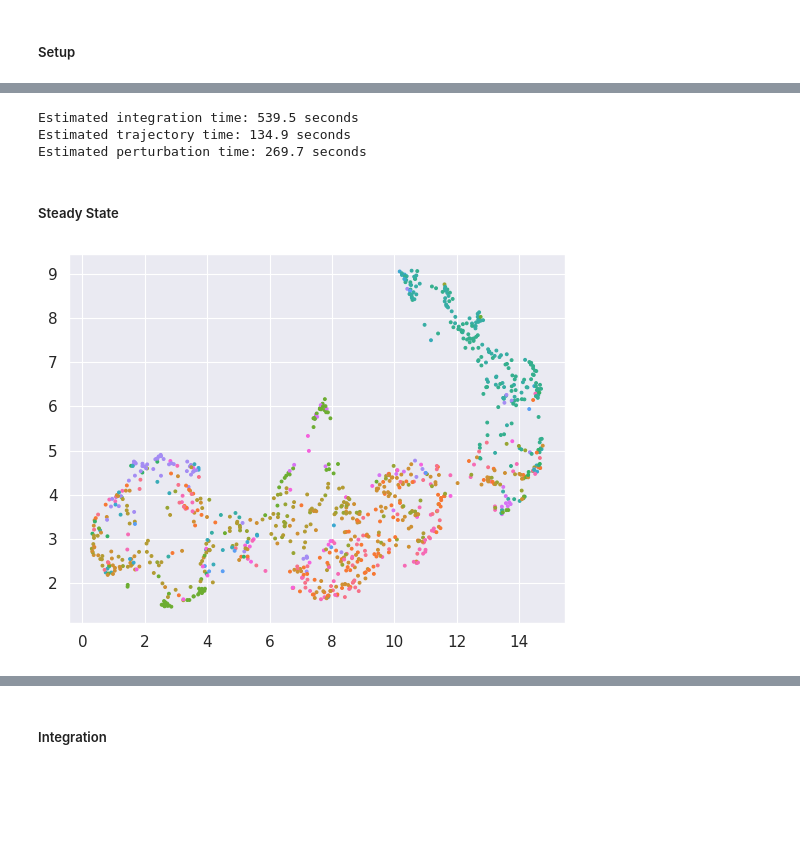
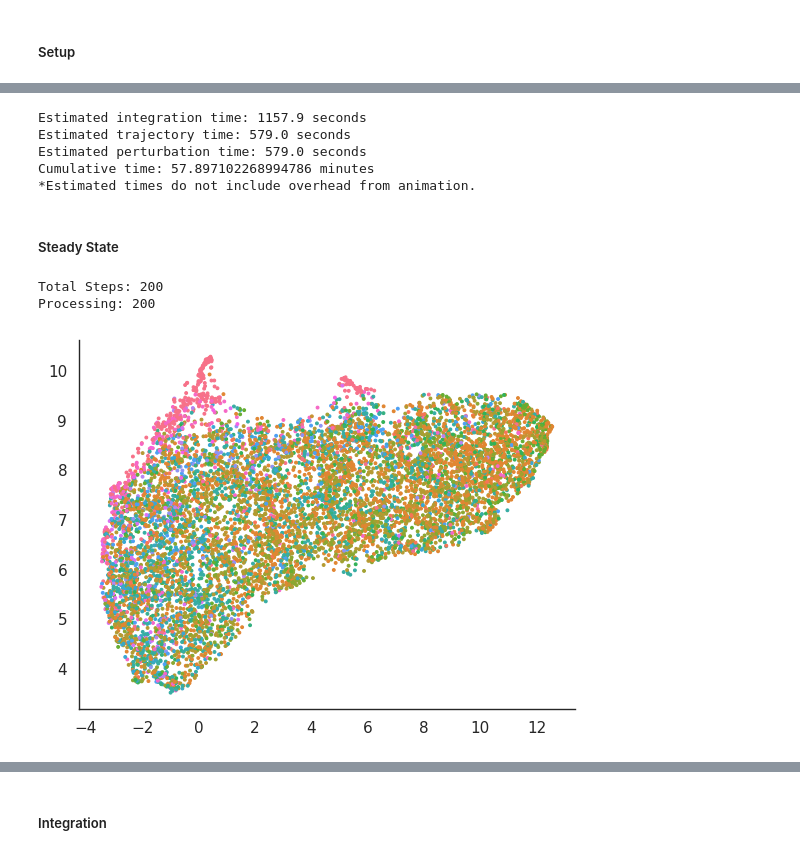
Before and after one commit to Oafish1/CellTRIP, a Jupyter notebook: examples/analysis.ipynb, the cells around one changed output, grey strips where cells are left out. Cells and saved outputs as stored; diff of their text form; code cells hidden in the pictures; blank space fills up the shorter version.

```diff
--- a/examples/analysis.ipynb
+++ b/examples/analysis.ipynb
@@ -41,18 +41,22 @@ torch.set_grad_enabled(False)
 
 # Style
 sns.set_context('paper', font_scale=1.25)
-sns.set_style('darkgrid')
+sns.set_style('white')
 sns.set_palette('Accent')
 PALETTE = 'husl'
 # %% [markdown]
 ### Parameters
 # %%
 # Animation parameters
+# Any - 500 - 500
+# 2000 - 50 - None
+# 1000 - 200 - None
+# 500 - None - None
 generalize = True
-num_nodes_max = 2_000
-MAX_BATCH = 10
-MAX_NODES = None
-run_id = 'g8ex944e'  # BC: g8ex944e, scG: v8q9fmme
+num_nodes_max = 10_000
+MAX_BATCH = 500
+MAX_NODES = 500
+run_id = 'v8q9fmme'  # BC: g8ex944e, scG: v8q9fmme
 # %% [markdown]
 ### Load Files
 # %%
@@ -408,9 +419,9 @@ def update_trajectory(
 # Universal animation parameters
 seed = 42
 file_type = 'mp4'
-integration_steps = 400
+integration_steps = 200  # BC: 400
 trajectory_steps = 100
-perturbation_steps = 200
+perturbation_steps = 100
 skip = 3
 suffix = ''
 
@@ -458,14 +467,21 @@ env.reset()
 start = time.perf_counter()
 for _ in range(10): env_step(policy, env)
 time_per_step = (time.perf_counter() - start) / 10
-print(f'Estimated integration time: {integration_steps * time_per_step:.1f} seconds')
-print(f'Estimated trajectory time: {trajectory_steps * time_per_step:.1f} seconds')
-print(f'Estimated perturbation time: {perturbation_steps * time_per_step:.1f} seconds')
+integration_time = integration_steps * time_per_step
+print(f'Estimated integration time: {integration_time:.1f} seconds')
+trajectory_time = trajectory_steps * time_per_step
+print(f'Estimated trajectory time: {trajectory_time:.1f} seconds')
+perturbation_time = perturbation_steps * time_per_step
+print(f'Estimated perturbation time: {perturbation_time:.1f} seconds')
+cumulative_time = (2 * integration_time + trajectory_time + perturbation_time) / 60
+print(f'Cumulative time: {cumulative_time} minutes')
 print('*Estimated times do not include overhead from animation.')
 # %% [output]
-Estimated integration time: 539.5 seconds
-Estimated trajectory time: 134.9 seconds
-Estimated perturbation time: 269.7 seconds
+Estimated integration time: 1157.9 seconds
+Estimated trajectory time: 579.0 seconds
+Estimated perturbation time: 579.0 seconds
+Cumulative time: 57.897102268994786 minutes
+*Estimated times do not include overhead from animation.
 # %% [markdown]
 ##### Steady State
 # %%
@@ -480,6 +496,9 @@ for i in range(integration_steps):
     env_step(policy, env)
 print()
 pos, vel = env.pos.detach().clone(), env.vel.detach().clone()
+# %% [output]
+Total Steps: 200
+Processing: 200
 # %%
 %matplotlib inline
 
@@ -488,34 +507,36 @@ if transform_type == 'UMAP':
     import umap
     ss_trans = umap.UMAP(
         n_components=transform_dim,
+        # BrainChromatin (n_neighbors=15, min_dist=.1)
         n_neighbors=15,
         min_dist=.1,
         # metric='manhattan',
         n_jobs=1,
         random_state=seed,
     ).fit(pos.cpu())
     transform = lambda x: torch.tensor(ss_trans.transform(x))
 elif transform_type == 'PCA':
     import sklearn.decomposition
     ss_trans = sklearn.decomposition.PCA(n_components=transform_dim).fit(pos.cpu())
     transform = lambda x: torch.tensor(ss_trans.transform(x))
 else:
     if transform_type is not None: print(f'Transformation type "{transform_type}" unknown, defaulting to `None`')
     transform = None
 
 # Show steady state
 fig = plt.figure()
 if transform_dim < 3: projection = None
 elif transform_dim == 3: projection = '3d'
 else: print(f'Unkown dim "{transform_dim}" found, plotting may fail')
 ax = fig.add_subplot(111, projection=projection)
 transformed_data = pos.cpu()
 if transform is not None: transformed_data = transform(transformed_data)
 transformed_data = transformed_data[:, :transform_dim].T
 ax.scatter(*transformed_data, c=[sns.color_palette(PALETTE, c.max()+1).as_hex()[i] for i in c], s=s)
+ax.spines[['right', 'top']].set_visible(False)
 plt.show()
 # %% [output]
-[figure, old version]
+[figure, new version]
 # %%
 # Center distance
 print(f'Centering square distance: {pos.mean(dim=0).square().sum().cpu().item():.3f}')
```
Also changed, not shown: parts of 6 cells of this notebook, 42 other files.
